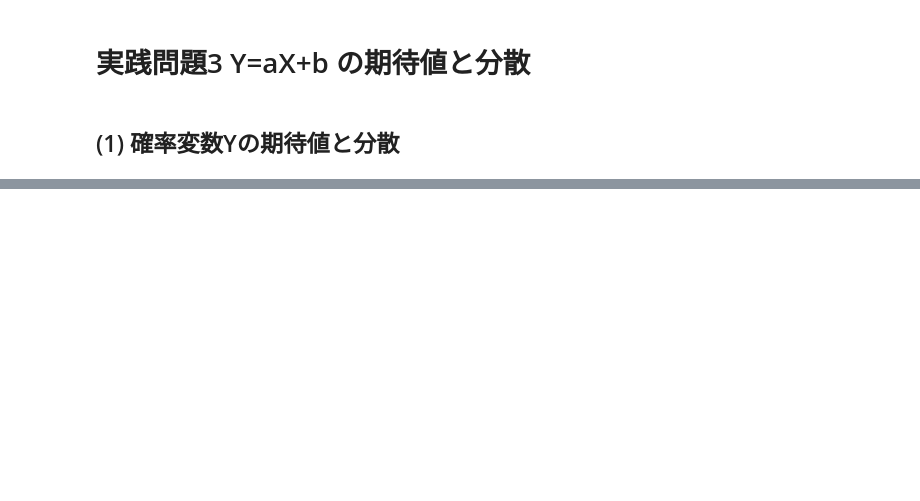
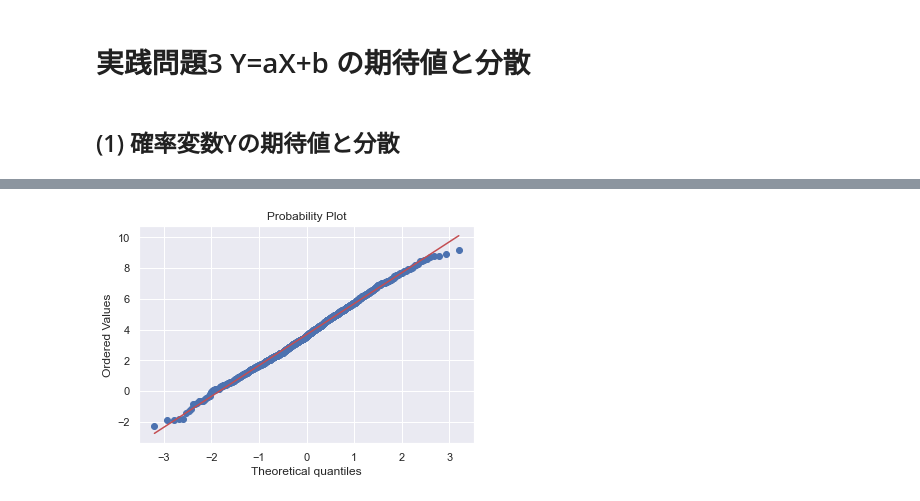
Before and after one commit to RTstudy/StatisticsStudy, a Jupyter notebook: exercise_03/exercise_03-2_matsudo840.ipynb, the cells around one changed output, grey strips where cells are left out. Cells and saved outputs as stored; diff of their text form; code cells hidden in the pictures; blank space fills up the shorter version.

```diff
--- a/exercise_03/exercise_03-2_matsudo840.ipynb
+++ b/exercise_03/exercise_03-2_matsudo840.ipynb
@@ -26,3 +34,8 @@ sns.distplot(X);
+# %%
+# 正規性を見るためのQ-Qプロット
+qqplot(X)
+# %% [output]
+[figure, added]
 # %%
 # Yの標本平均、標本分散、ヒストグラム
 Y = 10*(X-3)
```
Also changed, not shown: parts of 11 cells of this notebook.
